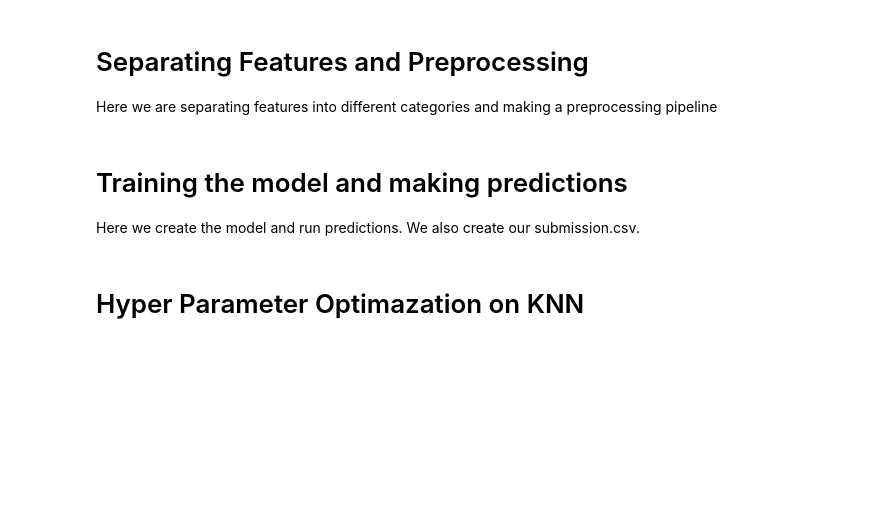
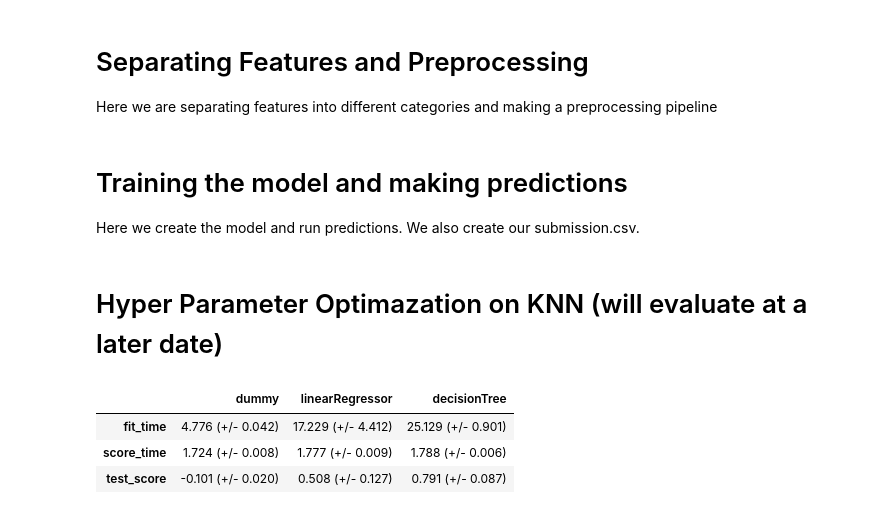
Before and after one commit to WizardRyan/Machine-Learning-Group-Project, a Jupyter notebook: GroupProject.ipynb, the cells around one changed output. Drawn from its saved outputs; the diff is of its cells as text; code cells hidden in the pictures; blank space fills up the shorter version.

```diff
--- a/GroupProject.ipynb
+++ b/GroupProject.ipynb
@@ -241,7 +243,7 @@ def mean_std_cross_val_scores(model, X_train, y_train, **kwargs):
         pandas Series with mean scores from cross_validation
     """
 
-    scores = cross_validate(model, X_train, y_train, n_jobs=-1, **kwargs)
+    scores = cross_validate(model, X_train, y_train, **kwargs)
 
     mean_scores = pd.DataFrame(scores).mean()
     std_scores = pd.DataFrame(scores).std()
@@ -256,5 +258,5 @@ def mean_std_cross_val_scores(model, X_train, y_train, **kwargs):
 
 Here we create the model and run predictions. We also create our submission.csv.
 # %% [markdown]
-# Hyper Parameter Optimazation on KNN
+# Hyper Parameter Optimazation on KNN (will evaluate at a later date)
 # %%
@@ -286,18 +288,25 @@ display(results_df)
 # %%
 results_dict = {}
 
 models = {
     "dummy": DummyRegressor(strategy="median"),
-    "linearRegressor": LinearRegression(n_jobs=-1),
-    "knnRegressor": KNeighborsRegressor(n_neighbors=best_n_neighbours, n_jobs=-1),
+    "linearRegressor": LinearRegression(n_jobs=4),
+#     "ranForest" : RandomForestRegressor(max_depth=20, n_jobs=4),
+    "decisionTree": DecisionTreeRegressor(max_depth=10)
+#     "logisticRegressor": LogisticRegression(n_jobs=4)
 }
 
 for name, model in models.items():
     pipe = make_pipeline(preprocessor, model)
-    results_dict[name] = mean_std_cross_val_scores(pipe, train_X, train_y, cv=5)
+    results_dict[name] = mean_std_cross_val_scores(pipe, train_X, train_y, cv=3)
     pipe.fit(train_X, train_y)
     result = pipe.predict(full_test_df)
     sample_df['sales'] = result
     sample_df.to_csv(f'{name}_submission.csv', index=False)
 
 display(pd.DataFrame(results_dict))
+# %% [output]
+|  | dummy | linearRegressor | decisionTree |
+| fit_time | 4.776 (+/- 0.042) | 17.229 (+/- 4.412) | 25.129 (+/- 0.901) |
+| score_time | 1.724 (+/- 0.008) | 1.777 (+/- 0.009) | 1.788 (+/- 0.006) |
+| test_score | -0.101 (+/- 0.020) | 0.508 (+/- 0.127) | 0.791 (+/- 0.087) |
```
Also changed, not shown: parts of 2 cells of this notebook.
